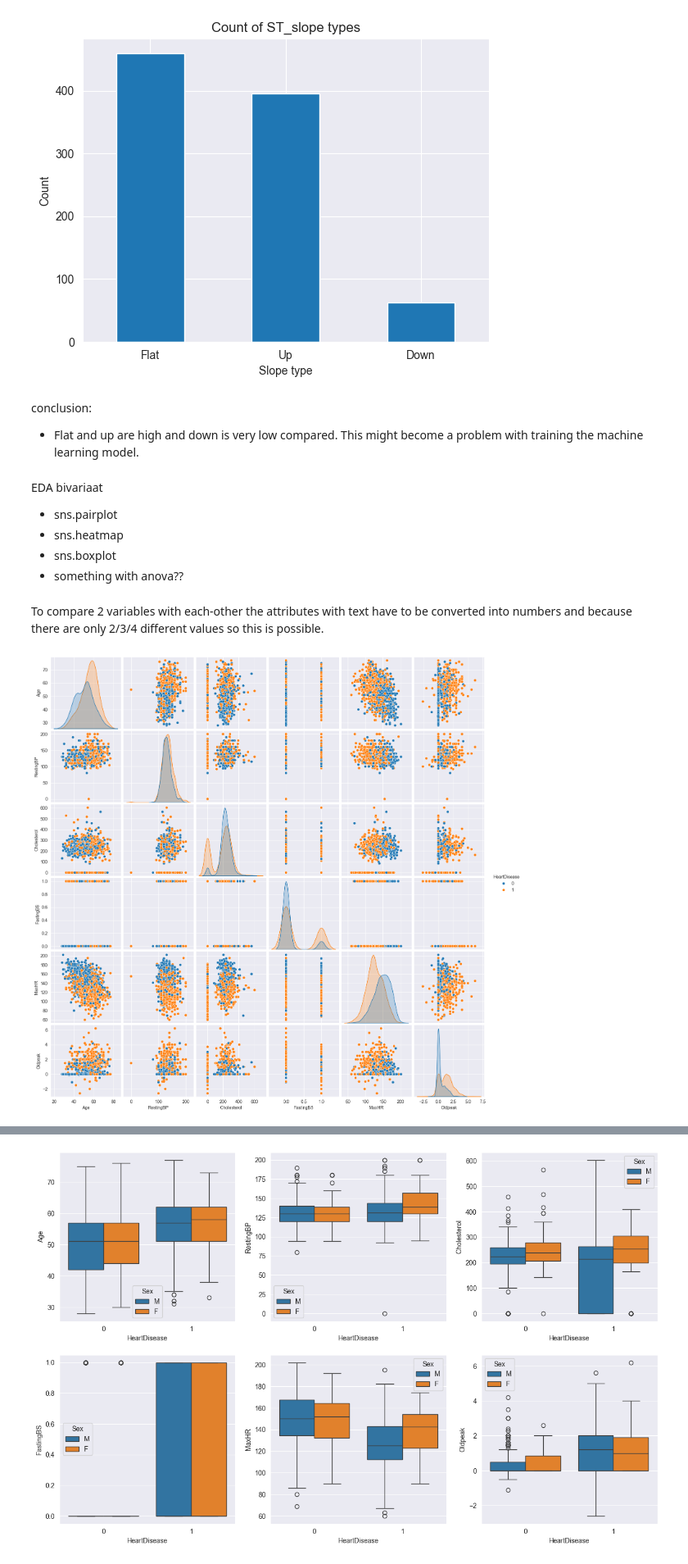
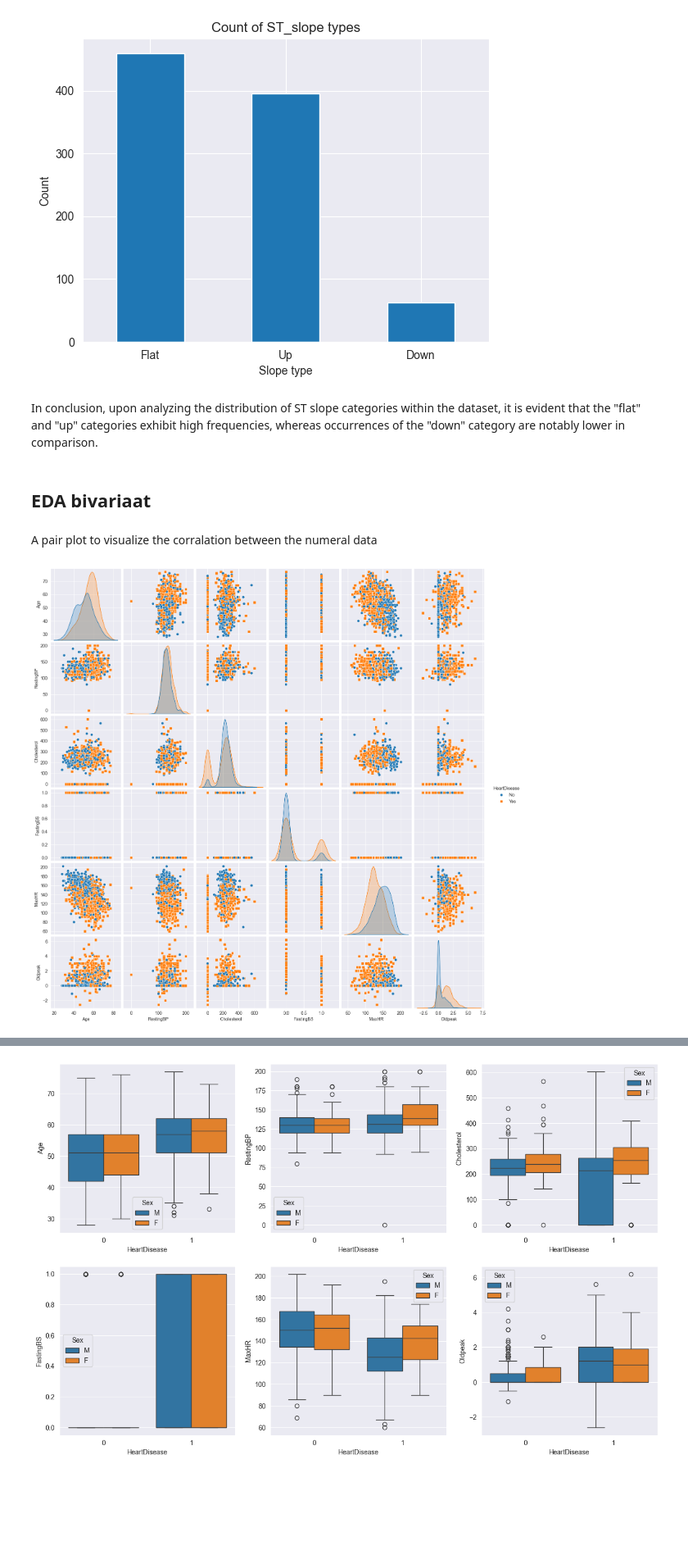
Before and after one commit to Alphina18/heart_disease_pred, a Jupyter notebook: EDA_hdp.ipynb, the cells around one changed output, grey strips where cells are left out. Shown at 82% size. Drawn from its saved outputs; the diff is of its cells as text; code cells hidden in the pictures; blank space fills up the shorter version.

Commit message:
edited EDA, incorperated feedback. And start with Machine learning

```diff
--- a/EDA_hdp.ipynb
+++ b/EDA_hdp.ipynb
@@ -309,13 +374,6 @@ plt.show()
 # %% [output]
 [figure]
 # %% [markdown]
-conclusion:
-- Flat and up are high and down is very low compared. This might become a problem with training the machine learning model.
+In conclusion, upon analyzing the distribution of ST slope categories within the dataset, it is evident that the "flat" and "up" categories exhibit high frequencies, whereas occurrences of the "down" category are notably lower in comparison.
 # %% [markdown]
-EDA bivariaat
-- sns.pairplot
-- sns.heatmap
-- sns.boxplot
-- something with anova??
+## EDA bivariaat
-# %% [markdown]
-To compare 2 variables with each-other the attributes with text have to be converted into numbers and because there are only 2/3/4 different values so this is possible.
@@ -339,5 +380,11 @@ hm_df['ST_Slope'] = hm_df['ST_Slope'].map(slope)
+# %% [markdown]
+A pair plot to visualize the corralation between the numeral data
 # %%
 # heatmap
-sns.pairplot(df, hue="HeartDisease");
+df_pair = df.copy()
+disease = {0 : "No", 1 : "Yes"}
+df_pair["HeartDisease"] = df_pair["HeartDisease"].map(disease)
+sns.pairplot(df_pair, hue="HeartDisease", markers=["o", "s"])
+plt.show()
 # %% [output]
-[figure, old version]
+[figure, new version]
```
Also changed, not shown: parts of 78 cells of this notebook.
